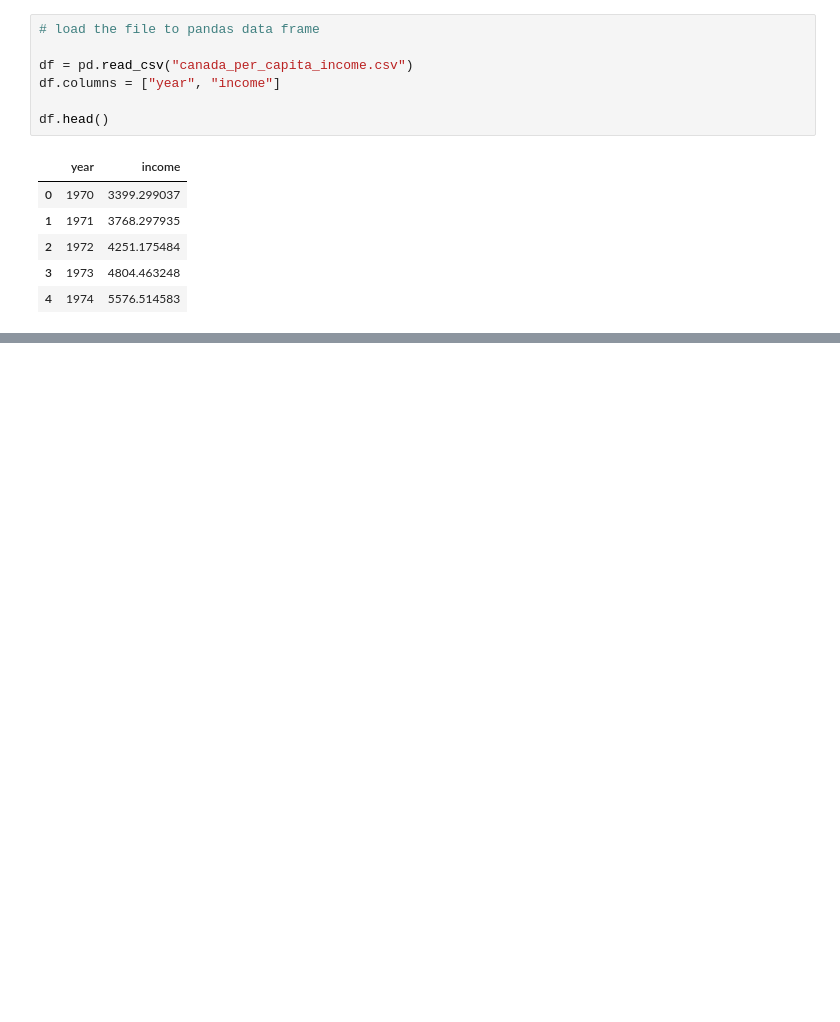
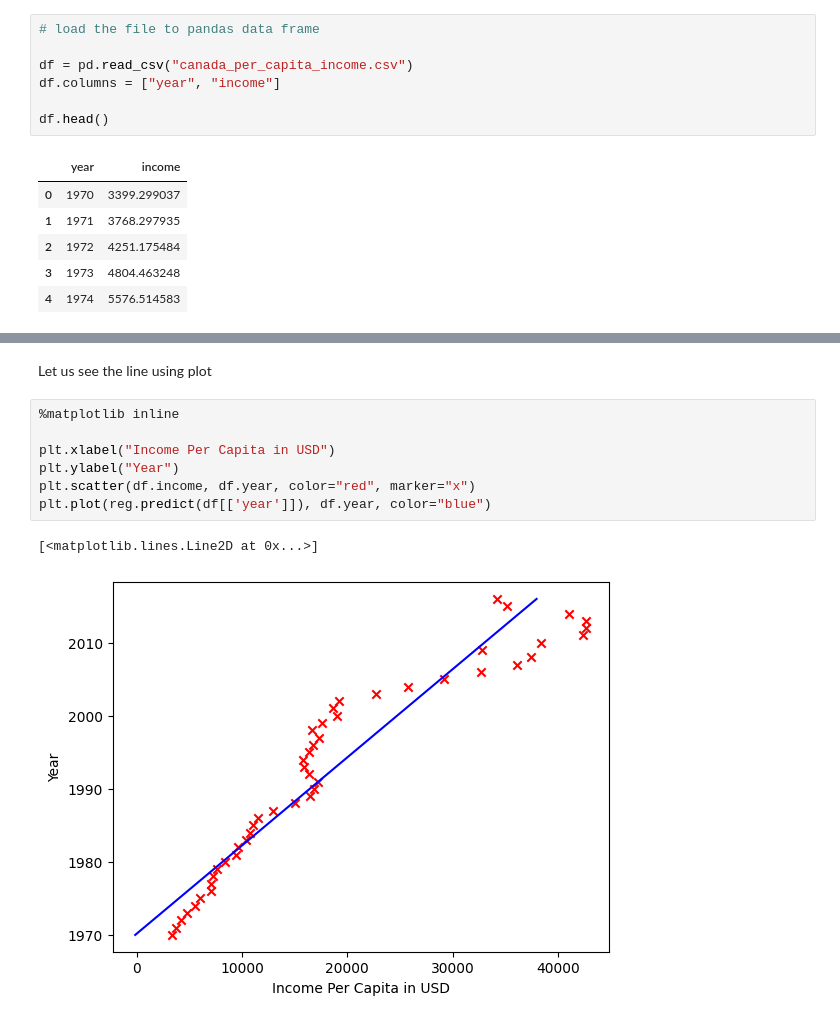
Before and after one commit to Saad-SYEDK/Machine_Learning, a Jupyter notebook: machine_learning.ipynb, the cells around one changed output, grey strips where cells are left out. Drawn from its saved outputs; the diff is of its cells as text; blank space fills up the shorter version.

```diff
--- a/machine_learning.ipynb
+++ b/machine_learning.ipynb
@@ -51,0 +66,12 @@ plt.scatter(df.year, df.income)
+# %% [markdown]
+Let us see the line using plot
+# %%
+%matplotlib inline
+
+plt.xlabel("Income Per Capita in USD")
+plt.ylabel("Year")
+plt.scatter(df.income, df.year, color="red", marker="x")
+plt.plot(reg.predict(df[['year']]), df.year, color="blue")
+# %% [output]
+[<matplotlib.lines.Line2D at 0x...>]
+[figure, added]
```
Also changed, not shown: parts of 5 cells of this notebook.
